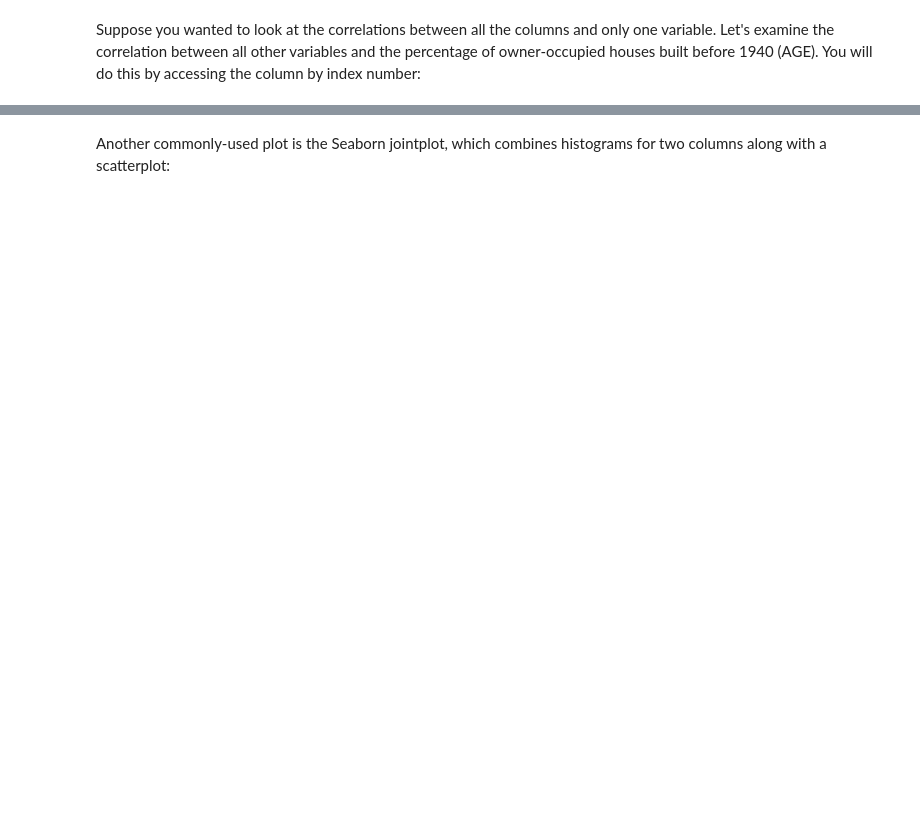
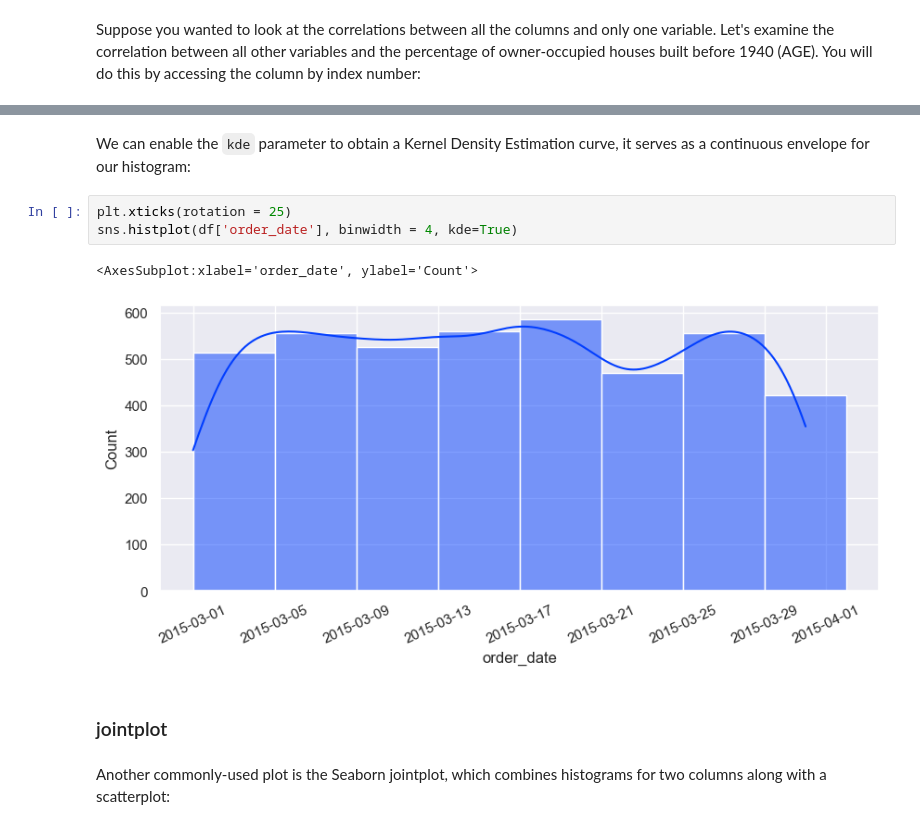
Before and after one commit to inelectronics-students-club/Python-for-DATA-SC, a Jupyter notebook: Data_Science_1/workshop-materials/4-Cleaning_and_Manipulating.ipynb, the cells around one changed output, grey strips where cells are left out. Saved outputs shown, nothing was run; the diff lists cells and outputs as text; blank space fills up the shorter version.

```diff
--- a/Data_Science_1/workshop-materials/4-Cleaning_and_Manipulating.ipynb
+++ b/Data_Science_1/workshop-materials/4-Cleaning_and_Manipulating.ipynb
@@ -582,3 +1115,13 @@ sns.distplot(df['MEDV'])
+# %% [markdown]
+We can enable the `kde` parameter to obtain a Kernel Density Estimation curve, it serves as a continuous envelope for our histogram:
+# %%
+plt.xticks(rotation = 25)
+sns.histplot(df['order_date'], binwidth = 4, kde=True)
+# %% [output]
+<AxesSubplot:xlabel='order_date', ylabel='Count'>
+[figure, added]
+# %% [markdown]
+### jointplot
 # %% [markdown]
 Another commonly-used plot is the Seaborn jointplot, which combines histograms for two columns along with a scatterplot:
 # %%
```
Also changed, not shown: parts of 130 cells of this notebook.
